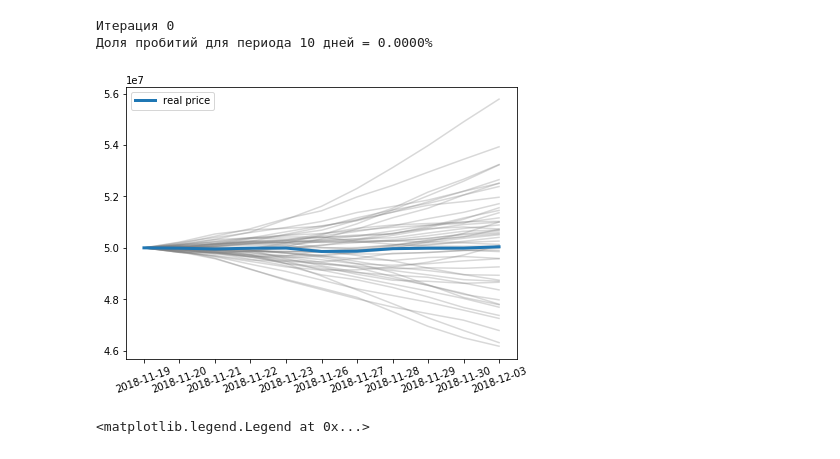
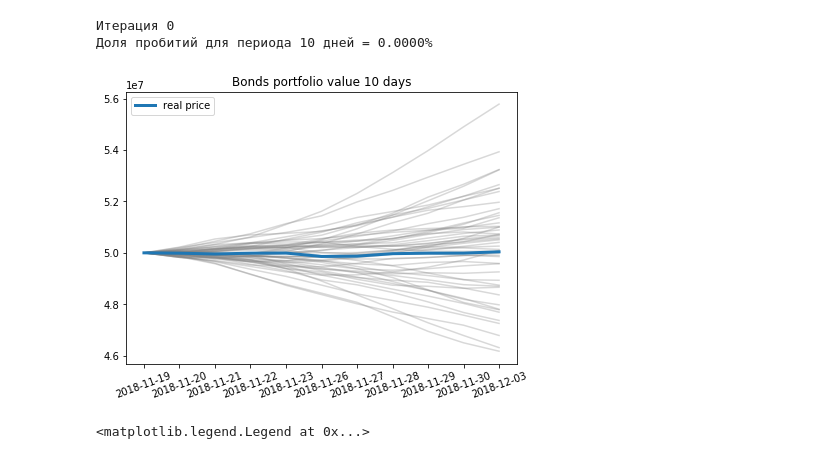
Before and after one commit to umanetz/risk_management, a Jupyter notebook: Bonds_LAST.ipynb, the cells around one changed output. Saved outputs shown, nothing was run; the diff lists cells and outputs as text; code cells hidden in the pictures.

```diff
--- a/Bonds_LAST.ipynb
+++ b/Bonds_LAST.ipynb
@@ -396,16 +397,18 @@ dict_result_3_10 = main(10, N=1000, startDate18=np.datetime64('2018-12-03'), fin
 # %%
 plt.figure(figsize=(7, 5))
 
 dates = ['2018-11-19', '2018-11-20', '2018-11-21', '2018-11-22', '2018-11-23', '2018-11-26', '2018-11-27', '2018-11-28', '2018-11-29', '2018-11-30', '2018-12-03']
 
 for i in range(50):
     plt.plot(dates, dict_result_3_10['esimetion_history'][i], c='gray', alpha=0.3)
 
 plt.plot(dates, dict_result_3_10['porfolio_history'], linewidth=3, label='real price')
 plt.xticks(rotation=20);
 plt.legend();
+
+plt.title('Bonds portfolio value 10 days', size=12);
 # %% [output]
-[figure, old version]
+[figure, new version]
 # %%
 plt.figure(figsize=(7, 5))
 
```
Also changed, not shown: parts of 4 cells of this notebook.
